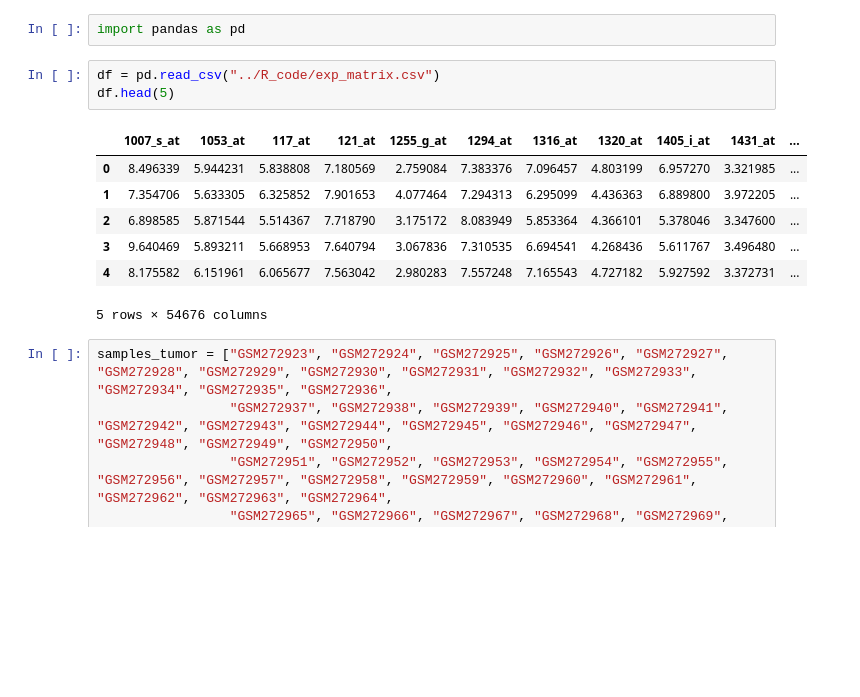
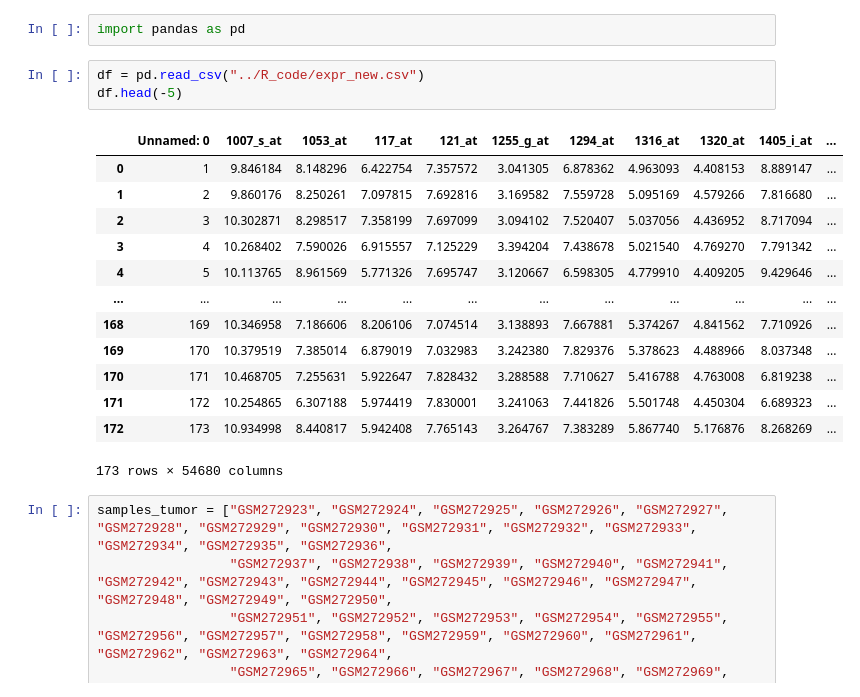
Before and after one commit to annalisaxamin/LBDM, a Jupyter notebook: Python/read_exp_matrix.ipynb, the cells around one changed output. Cells and saved outputs as stored; diff of their text form; blank space fills up the shorter version.

```diff
--- a/Python/read_exp_matrix.ipynb
+++ b/Python/read_exp_matrix.ipynb
@@ -1,16 +1,22 @@
 # %%
 import pandas as pd
 # %%
-df = pd.read_csv("../R_code/exp_matrix.csv")
-df.head(5)
+df = pd.read_csv("../R_code/expr_new.csv")
+df.head(-5)
 # %% [output]
-|  | 1007_s_at | 1053_at | 117_at | 121_at | 1255_g_at | 1294_at | 1316_at | 1320_at | 1405_i_at | 1431_at | ... |
-| 0 | 8.496339 | 5.944231 | 5.838808 | 7.180569 | 2.759084 | 7.383376 | 7.096457 | 4.803199 | 6.957270 | 3.321985 | ... |
-| 1 | 7.354706 | 5.633305 | 6.325852 | 7.901653 | 4.077464 | 7.294313 | 6.295099 | 4.436363 | 6.889800 | 3.972205 | ... |
-| 2 | 6.898585 | 5.871544 | 5.514367 | 7.718790 | 3.175172 | 8.083949 | 5.853364 | 4.366101 | 5.378046 | 3.347600 | ... |
-| 3 | 9.640469 | 5.893211 | 5.668953 | 7.640794 | 3.067836 | 7.310535 | 6.694541 | 4.268436 | 5.611767 | 3.496480 | ... |
-| 4 | 8.175582 | 6.151961 | 6.065677 | 7.563042 | 2.980283 | 7.557248 | 7.165543 | 4.727182 | 5.927592 | 3.372731 | ... |
+|  | Unnamed: 0 | 1007_s_at | 1053_at | 117_at | 121_at | 1255_g_at | 1294_at | 1316_at | 1320_at | 1405_i_at | ... |
+| 0 | 1 | 9.846184 | 8.148296 | 6.422754 | 7.357572 | 3.041305 | 6.878362 | 4.963093 | 4.408153 | 8.889147 | ... |
+| 1 | 2 | 9.860176 | 8.250261 | 7.097815 | 7.692816 | 3.169582 | 7.559728 | 5.095169 | 4.579266 | 7.816680 | ... |
+| 2 | 3 | 10.302871 | 8.298517 | 7.358199 | 7.697099 | 3.094102 | 7.520407 | 5.037056 | 4.436952 | 8.717094 | ... |
+| 3 | 4 | 10.268402 | 7.590026 | 6.915557 | 7.125229 | 3.394204 | 7.438678 | 5.021540 | 4.769270 | 7.791342 | ... |
+| 4 | 5 | 10.113765 | 8.961569 | 5.771326 | 7.695747 | 3.120667 | 6.598305 | 4.779910 | 4.409205 | 9.429646 | ... |
+| ... | ... | ... | ... | ... | ... | ... | ... | ... | ... | ... | ... |
+| 168 | 169 | 10.346958 | 7.186606 | 8.206106 | 7.074514 | 3.138893 | 7.667881 | 5.374267 | 4.841562 | 7.710926 | ... |
+| 169 | 170 | 10.379519 | 7.385014 | 6.879019 | 7.032983 | 3.242380 | 7.829376 | 5.378623 | 4.488966 | 8.037348 | ... |
+| 170 | 171 | 10.468705 | 7.255631 | 5.922647 | 7.828432 | 3.288588 | 7.710627 | 5.416788 | 4.763008 | 6.819238 | ... |
+| 171 | 172 | 10.254865 | 6.307188 | 5.974419 | 7.830001 | 3.241063 | 7.441826 | 5.501748 | 4.450304 | 6.689323 | ... |
+| 172 | 173 | 10.934998 | 8.440817 | 5.942408 | 7.765143 | 3.264767 | 7.383289 | 5.867740 | 5.176876 | 8.268269 | ... |
-5 rows × 54676 columns
+173 rows × 54680 columns
 # %%
 samples_tumor = ["GSM272923", "GSM272924", "GSM272925", "GSM272926", "GSM272927", "GSM272928", "GSM272929", "GSM272930", "GSM272931", "GSM272932", "GSM272933", "GSM272934", "GSM272935", "GSM272936",
                  "GSM272937", "GSM272938", "GSM272939", "GSM272940", "GSM272941", "GSM272942", "GSM272943", "GSM272944", "GSM272945", "GSM272946", "GSM272947", "GSM272948", "GSM272949", "GSM272950",
```
Also changed, not shown: 17 other files.
